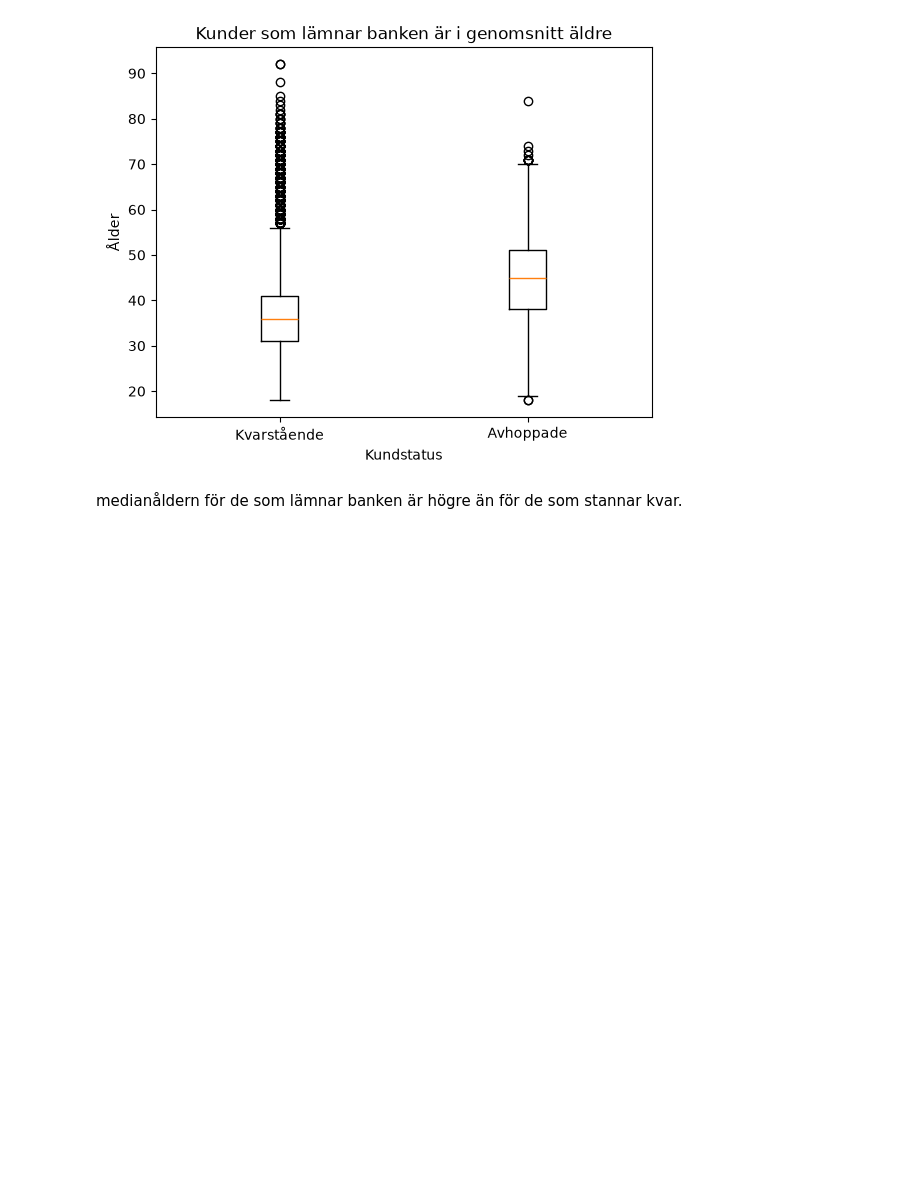
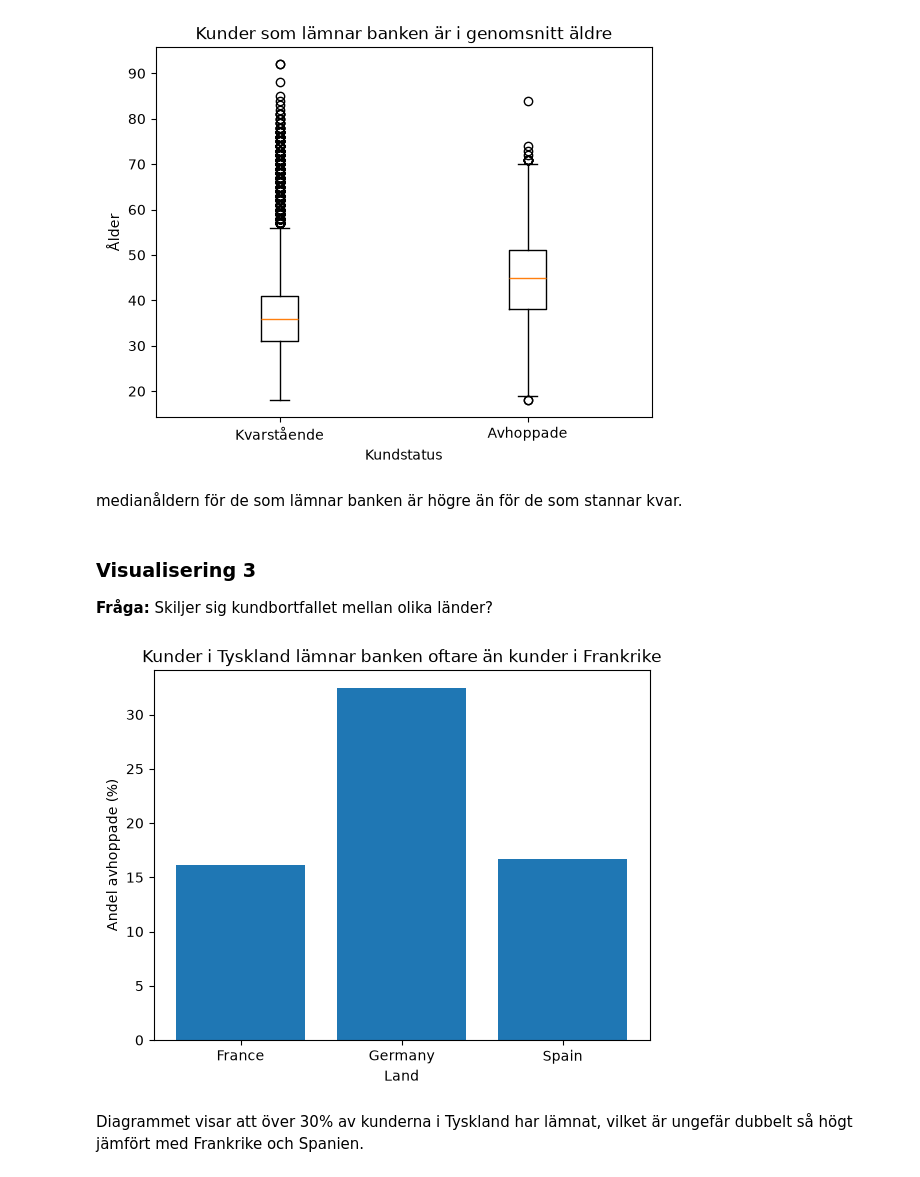
Before and after one commit to Steff-hub-max/kk1, a Jupyter notebook: kk1.ipynb, the cells around one changed output. Cells and saved outputs as stored; diff of their text form; code cells hidden in the pictures; blank space fills up the shorter version.

Commit message:
added 3rd visualization

```diff
--- a/kk1.ipynb
+++ b/kk1.ipynb
@@ -115,3 +115,17 @@ plt.show()
 [figure]
 # %% [markdown]
 medianåldern för de som lämnar banken är högre än för de som stannar kvar.
+# %% [markdown]
+### Visualisering 3
+**Fråga:** Skiljer sig kundbortfallet mellan olika länder?
+# %%
+country_churn = df.groupby("Geography")["Exited"].mean() * 100
+plt.bar(country_churn.index, country_churn.values)
+plt.title('Kunder i Tyskland lämnar banken oftare än kunder i Frankrike')
+plt.xlabel('Land')
+plt.ylabel('Andel avhoppade (%)')
+plt.show()
+# %% [output]
+[figure, added]
+# %% [markdown]
+Diagrammet visar att över 30% av kunderna i Tyskland har lämnat, vilket är ungefär dubbelt så högt jämfört med Frankrike och Spanien.
```
